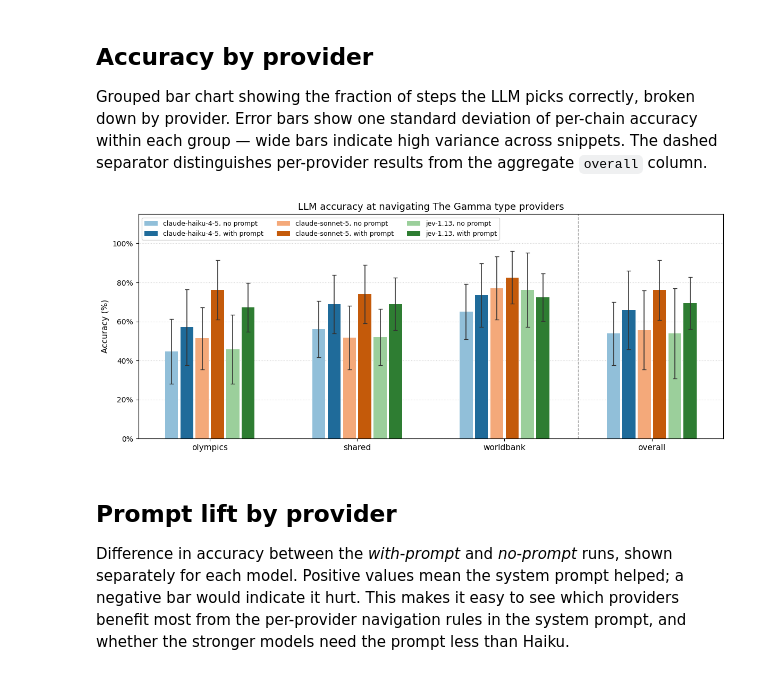
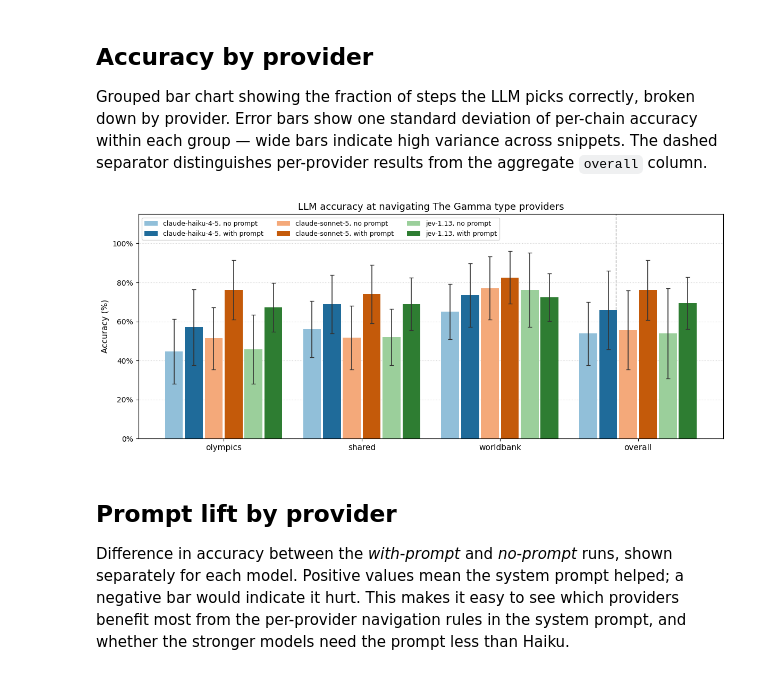
Before and after one commit to d3sprog/cyoa-experiments, a Jupyter notebook: results.ipynb, the cells around one changed output. Drawn from its saved outputs; the diff is of its cells as text; code cells hidden in the pictures.

```diff
--- a/results.ipynb
+++ b/results.ipynb
@@ -120,37 +120,37 @@ Grouped bar chart showing the fraction of steps the LLM picks correctly, broken
 provider_order = sorted(p for p in data['provider'].unique() if p not in EXCLUDE) + ['overall']
 n_providers = len(provider_order)
 n_configs   = len(configs)
-group_w     = 0.78                      # share of each slot used by bars
+group_w     = 0.95                      # share of each slot used by bars
 bar_w       = group_w / n_configs       # so groups never collide
-x           = np.arange(n_providers) * 1.25
+x           = np.arange(n_providers) * 1.1
 
 fig, ax = plt.subplots(figsize=(12, 5))
 for i, (model, prompt, label, color) in enumerate(configs):
     subset = stats[(stats['model'] == model) & (stats['prompt'] == prompt)]
     acc, err = [], []
     for prov in provider_order:
         row = subset[subset['provider'] == prov]
         acc.append(row['accuracy'].iloc[0] * 100 if len(row) else 0.0)
         err.append(row['std'].iloc[0]    * 100 if len(row) else 0.0)
     offset = (i - (n_configs - 1) / 2) * bar_w
-    ax.bar(x + offset, acc, bar_w * 0.85, label=label, color=color, zorder=3)
+    ax.bar(x + offset, acc, bar_w * 0.9, label=label, color=color, zorder=3)
     ax.errorbar(x + offset, acc, yerr=err, fmt='none', ecolor='#333',
                 elinewidth=1.2, capsize=3, zorder=4)
 
 ax.axvline(x=(n_providers - 1.5) * 1.25, color='#aaa', linewidth=1, linestyle='--', zorder=2)
 ax.set_xticks(x)
 ax.set_xticklabels(provider_order, fontsize=11)
 ax.yaxis.set_major_formatter(mtick.PercentFormatter())
 ax.set_ylim(0, 115)
 ax.set_ylabel('Accuracy (%)', fontsize=11)
 ax.set_title('LLM accuracy at navigating The Gamma type providers', fontsize=13)
 ax.legend(fontsize=9, ncol=3, loc='upper left')
 ax.grid(axis='y', linestyle=':', alpha=0.6, zorder=0)
 ax.set_axisbelow(True)
 plt.tight_layout()
 plt.savefig('results/accuracy.png', dpi=150)
 # %% [output]
-[figure, old version]
+[figure, new version]
 # %% [markdown]
 ## Prompt lift by provider
 
```
Also changed, not shown: parts of 2 cells of this notebook, 3 other files.
